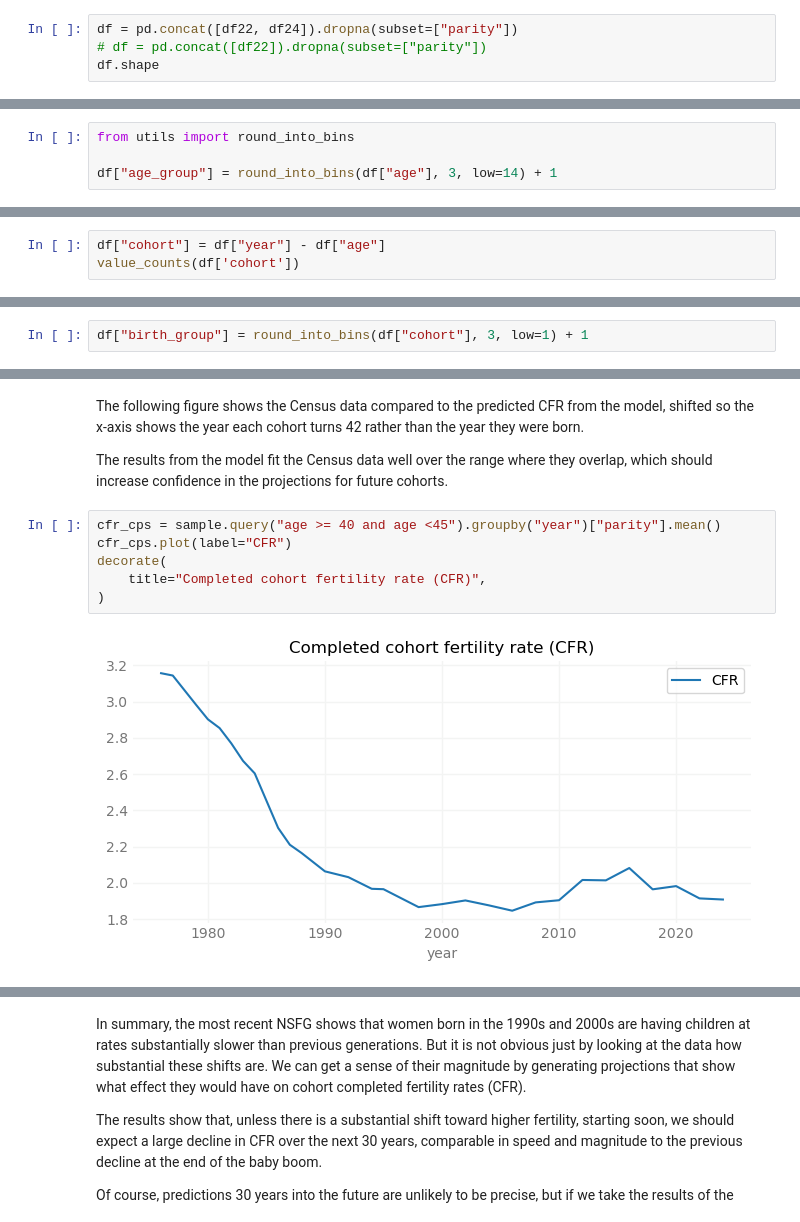
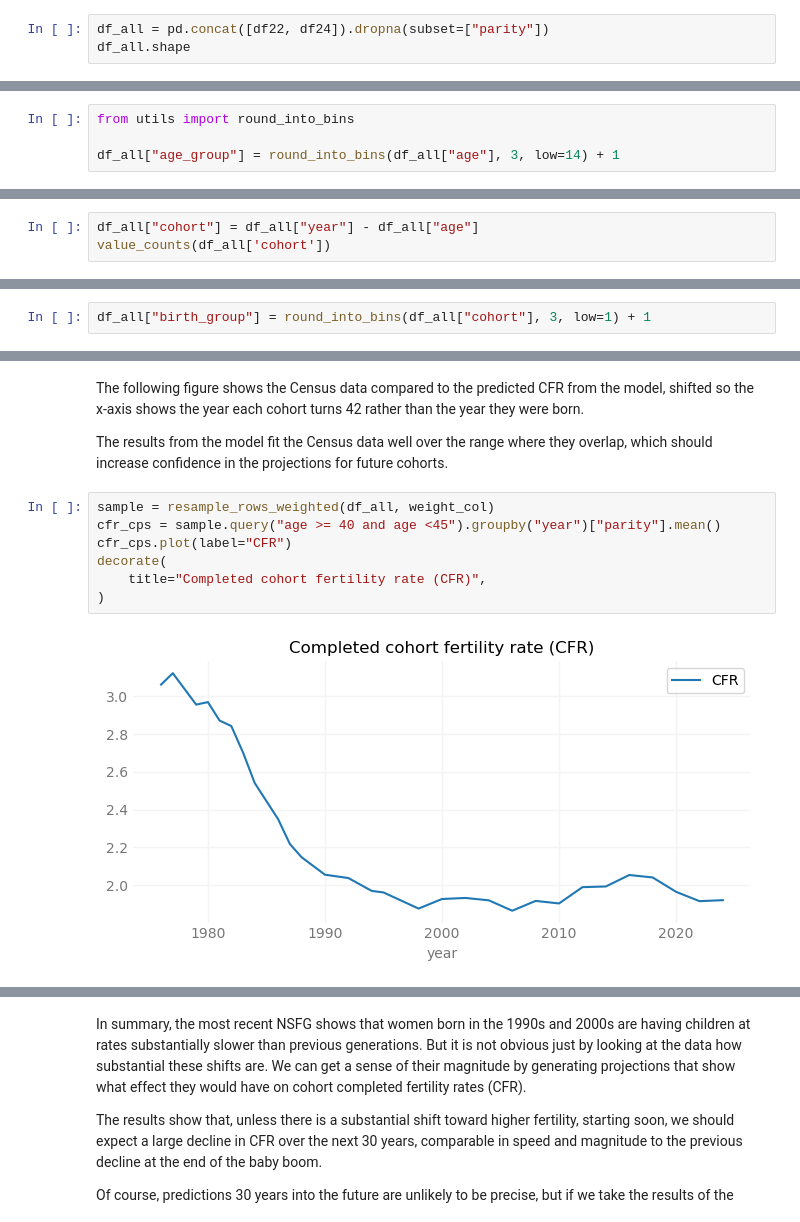
Before and after one commit to AllenDowney/BayesFertility, a Jupyter notebook: fertility_cps.ipynb, the cells around one changed output, grey strips where cells are left out. Saved outputs shown, nothing was run; the diff lists cells and outputs as text.

```diff
--- a/fertility_cps.ipynb
+++ b/fertility_cps.ipynb
@@ -322,9 +324,8 @@ df22['weight'].std(), df24['weight'].std()
 # %% [output]
 (0.613233750369091, 0.8386200717600906)
 # %%
-df = pd.concat([df22, df24]).dropna(subset=["parity"])
-# df = pd.concat([df22]).dropna(subset=["parity"])
-df.shape
+df_all = pd.concat([df22, df24]).dropna(subset=["parity"])
+df_all.shape
 # %% [output]
 (1010790, 20)
 # %%
@@ -375,5 +376,5 @@ Name: age, dtype: float64
 # %%
 from utils import round_into_bins
 
-df["age_group"] = round_into_bins(df["age"], 3, low=14) + 1
+df_all["age_group"] = round_into_bins(df_all["age"], 3, low=14) + 1
 # %%
@@ -410,8 +411,8 @@ min      1.976000e+03
 max      2.024000e+03
 Name: year, dtype: float64
 # %%
-df["cohort"] = df["year"] - df["age"]
-value_counts(df['cohort'])
+df_all["cohort"] = df_all["year"] - df_all["age"]
+value_counts(df_all['cohort'])
 # %% [output]
 |  | counts |
 | values |  |
@@ -428,5 +429,5 @@ value_counts(df['cohort'])
 | 2009.0 | 628 |
 105 rows × 1 columns
 # %%
-df["birth_group"] = round_into_bins(df["cohort"], 3, low=1) + 1
+df_all["birth_group"] = round_into_bins(df_all["cohort"], 3, low=1) + 1
 # %%
@@ -1058,11 +1009,12 @@ The following figure shows the Census data compared to the predicted CFR from th
 
 The results from the model fit the Census data well over the range where they overlap, which should increase confidence in the projections for future cohorts.
 # %%
+sample = resample_rows_weighted(df_all, weight_col)
 cfr_cps = sample.query("age >= 40 and age <45").groupby("year")["parity"].mean()
 cfr_cps.plot(label="CFR")
 decorate(
     title="Completed cohort fertility rate (CFR)",
 )
 # %% [output]
-[figure, old version]
+[figure, new version]
 # %%
```
Also changed, not shown: parts of 66 cells of this notebook.
